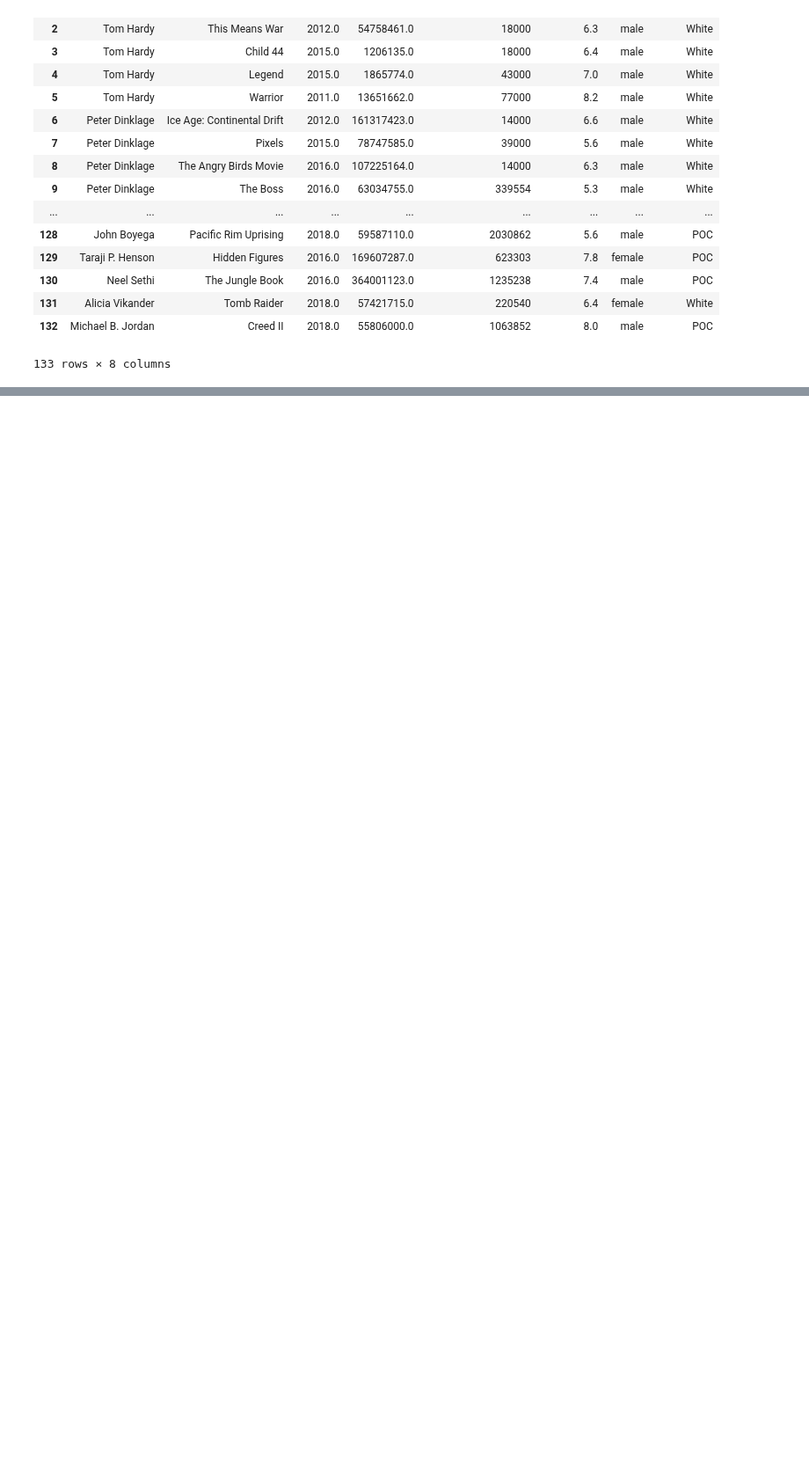
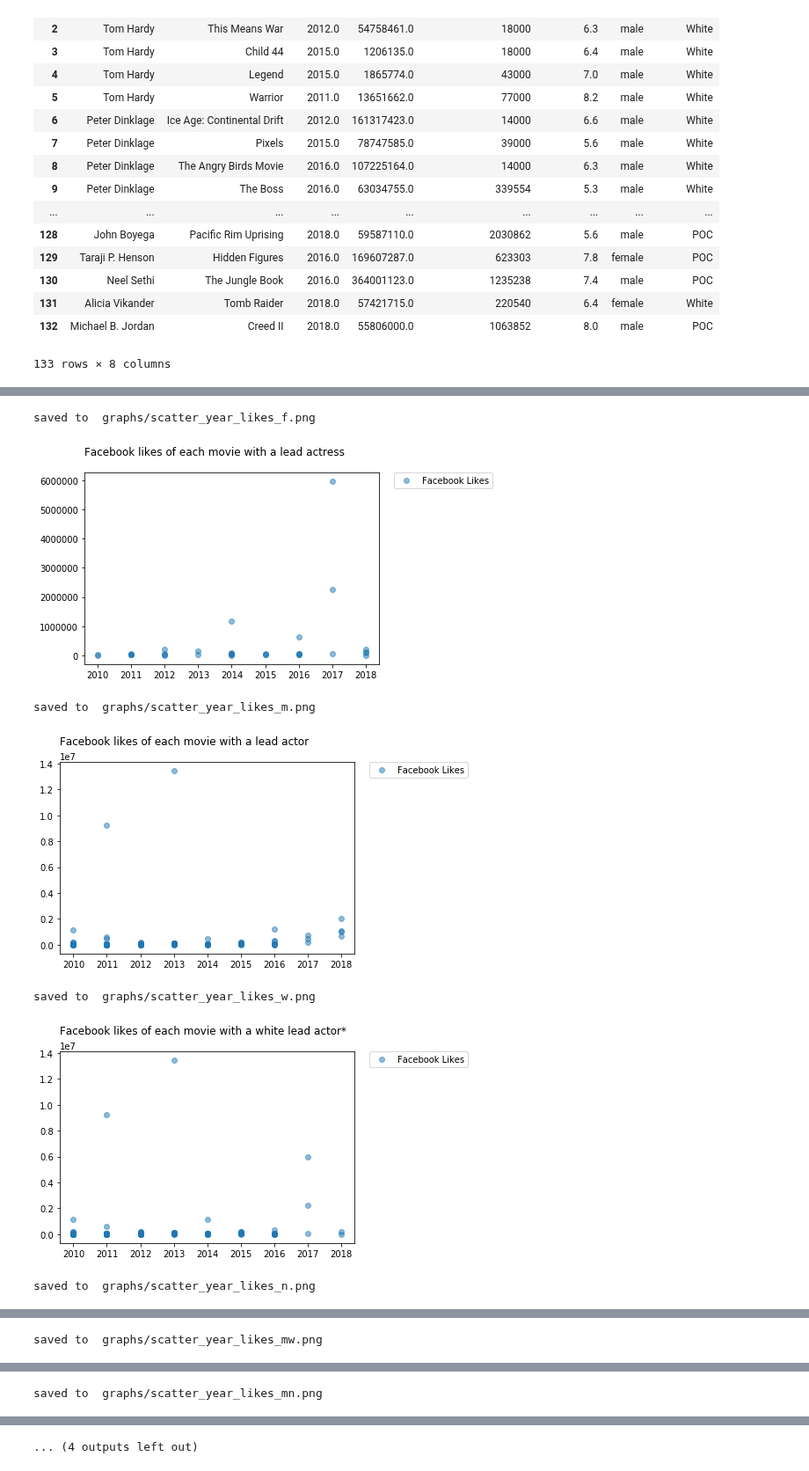
Before and after one commit to Data-Science-HTW/diversity-in-movies, a Jupyter notebook: Diversity in Movies.ipynb, the cells around one changed output, grey strips where cells are left out. Shown at 88% size. Drawn from its saved outputs; the diff is of its cells as text; code cells hidden in the pictures; blank space fills up the shorter version.

```diff
--- a/Diversity in Movies.ipynb
+++ b/Diversity in Movies.ipynb
@@ -561,0 +633,20 @@ saved to  graphs/RaceandGenderIMDBScoreTotal.png
+# %%
+# b) x = year of movie, y = FB likes
+# commented out for now, since this doesn't have to run each time
+vis_splat(movies_f["title_year"], movies_f["movie_facebook_likes"], "Facebook Likes", "Facebook likes of each movie with a lead actress", "scatter_year_likes_f")
+vis_splat(movies_m["title_year"], movies_m["movie_facebook_likes"], "Facebook Likes", "Facebook likes of each movie with a lead actor", "scatter_year_likes_m")
+vis_splat(movies_w["title_year"], movies_w["movie_facebook_likes"], "Facebook Likes", "Facebook likes of each movie with a white lead actor*", "scatter_year_likes_w")
+vis_splat(movies_n["title_year"], movies_n["movie_facebook_likes"], "Facebook Likes", "Facebook likes of each movie with a POC lead actor*", "scatter_year_likes_n")
+
+vis_splat(movies_mw["title_year"], movies_mw["movie_facebook_likes"], "Facebook Likes", "Facebook likes of each movie with a white lead actor", "scatter_year_likes_mw")
+vis_splat(movies_mn["title_year"], movies_mn["movie_facebook_likes"], "Facebook Likes", "Facebook likes of each movie with a POC lead actor", "scatter_year_likes_mn")
+vis_splat(movies_fw["title_year"], movies_fw["movie_facebook_likes"], "Facebook Likes", "Facebook likes of each movie with a white lead actress", "scatter_year_likes_fw")
+vis_splat(movies_fn["title_year"], movies_fn["movie_facebook_likes"], "Facebook Likes", "Facebook likes of each movie with a POC lead actress", "scatter_year_likes_fn")
+# %% [output]
+saved to  graphs/scatter_year_likes_f.png
+[figure, added]
+saved to  graphs/scatter_year_likes_m.png
+[figure, added]
+saved to  graphs/scatter_year_likes_w.png
+[figure, added]
+saved to  graphs/scatter_year_likes_n.png
@@ -561,0 +654 @@ saved to  graphs/RaceandGenderIMDBScoreTotal.png
+saved to  graphs/scatter_year_likes_mw.png
@@ -561,0 +656 @@ saved to  graphs/RaceandGenderIMDBScoreTotal.png
+saved to  graphs/scatter_year_likes_mn.png
@@ -561,0 +658 @@ saved to  graphs/RaceandGenderIMDBScoreTotal.png
+... (4 outputs left out)
```
Also changed, not shown: parts of 13 cells of this notebook, 26 other files.
